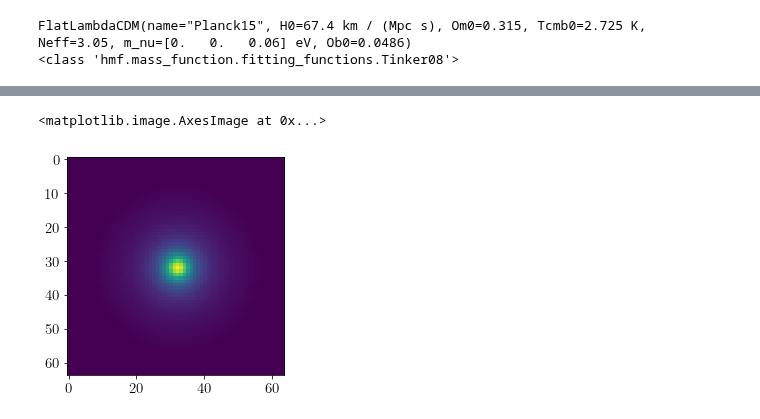
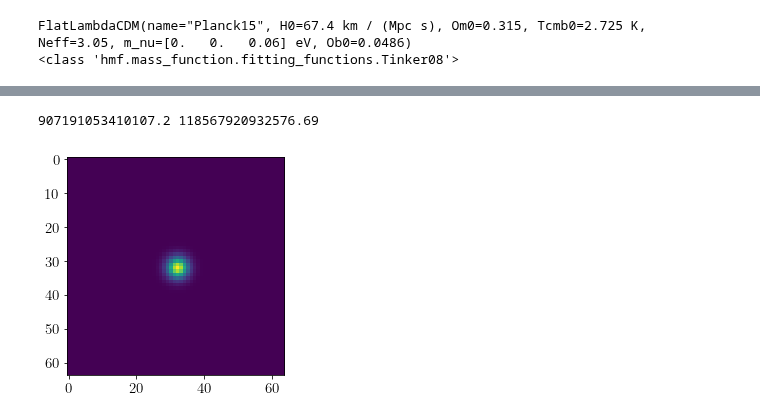
Before and after one commit to mr-superonion/splinv, a Jupyter notebook: notebook/s19/0-haloMF_Prior.ipynb, the cells around one changed output, grey strips where cells are left out. Cells and saved outputs as stored; diff of their text form; code cells hidden in the pictures.

```diff
--- a/notebook/s19/0-haloMF_Prior.ipynb
+++ b/notebook/s19/0-haloMF_Prior.ipynb
@@ -128,6 +178,16 @@ plt.tight_layout()
-# %%
-haloImg=haloSim.haloCS02SigmaAtom(rs_arcmin[0],64,64,c=conc[0],smooth_scale=1.5,fou=False,lnorm=1)*msample[0]
-imshow(np.fft.fftshift(haloImg))
-# %% [output]
-<matplotlib.image.AxesImage at 0x...>
-[figure, removed]
+# %%
+nn=5000
+ngrid=64
+imgList=np.empty((nn,ngrid,ngrid))
+pix2mpc=cosmo.Da(0.,zave[iz])*1./60./180*np.pi
+for i in range(nn):
+    haloImg=haloSim.haloCS02SigmaAtom(rs_arcmin[i],ngrid,ngrid,c=conc[i],smooth_scale=1.5,fou=False,lnorm=1)*msample[i]/pix2mpc
+    imgList[i]=haloImg
+haloAve=np.average(imgList,axis=0)
+imshow(np.fft.fftshift(haloAve))
+print(np.sum(haloAve),np.sqrt(np.sum(haloAve**2.)))
+norm=np.sqrt(np.sum(haloAve**2.))
+haloAve=haloAve/norm
+# %% [output]
+907191053410107.2 118567920932576.69
+[figure, added]
```
Also changed, not shown: parts of 14 cells of this notebook, 2 other files.
